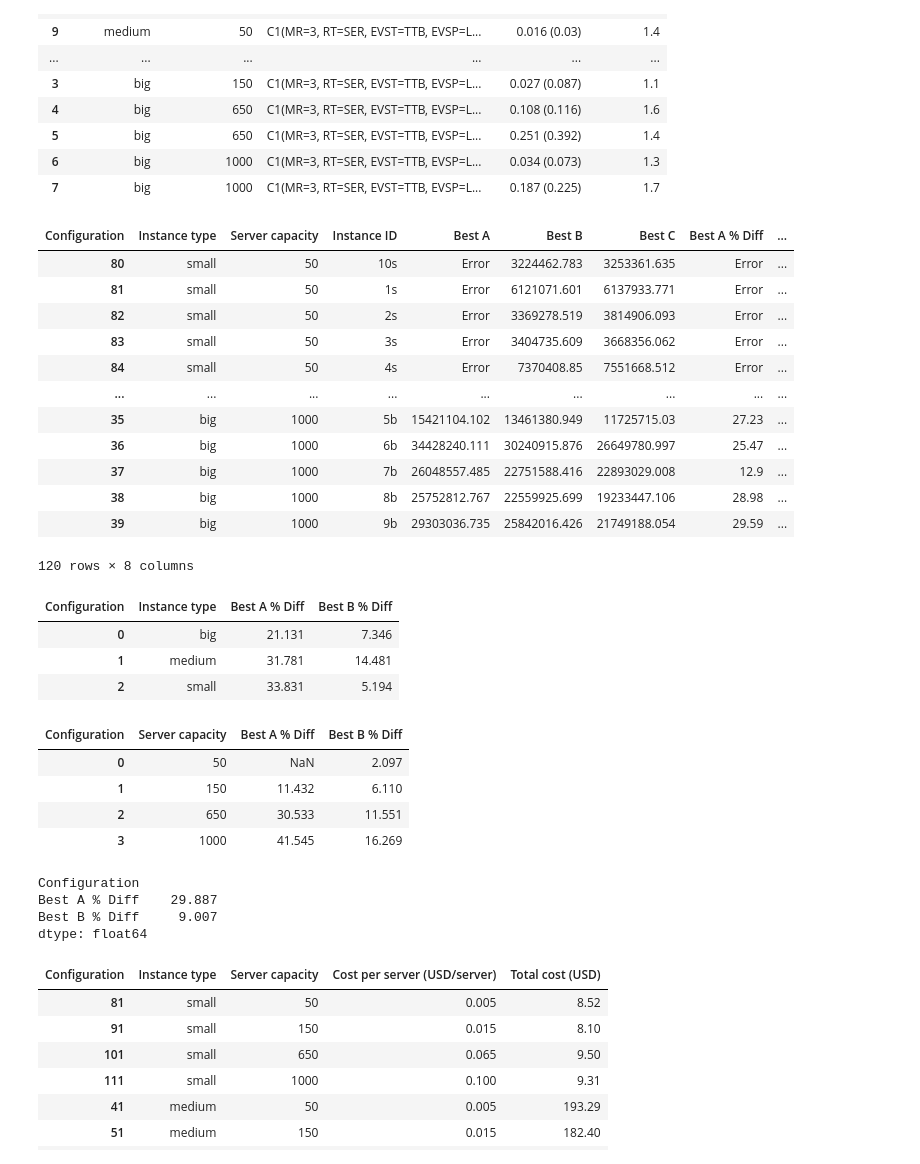
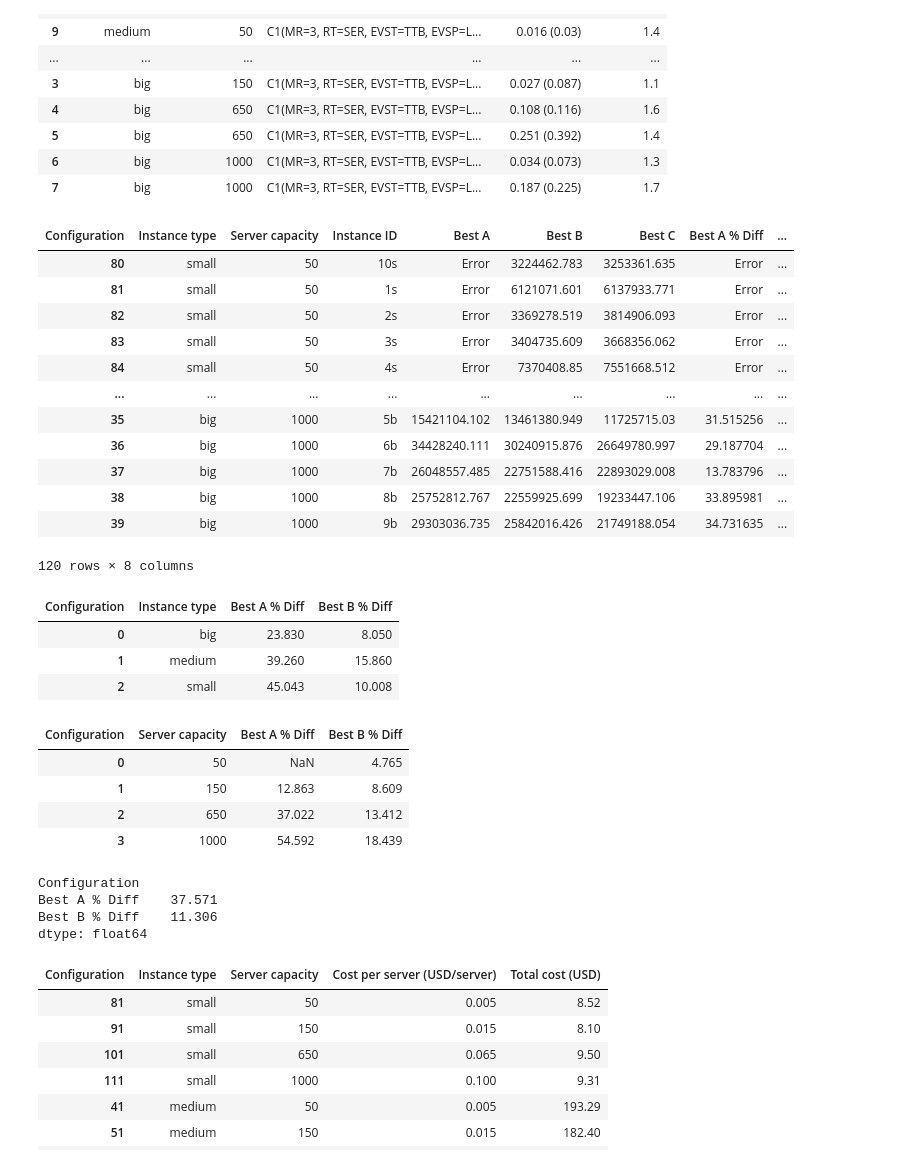
Before and after one commit to codeurjc/FacebookVideosLive18-Analysis, a Jupyter notebook: irace.ipynb, the cells around one changed output. Drawn from its saved outputs; the diff is of its cells as text; code cells hidden in the pictures.

Commit message:
improve plots and tables

```diff
--- a/irace.ipynb
+++ b/irace.ipynb
@@ -1185,43 +1185,41 @@ best_elite_stats_winners_all_pivot = best_elite_stats_winners_all.pivot_table(
 ).reset_index().sort_values(by=["Instance type", "Server capacity", "Instance ID"], ascending=[False, True, True])
 
 def add_pct_diff(df):
-    def percent_diff(a, b):
-        return round(100 * (a - b) / ((a + b) / 2), 2)
 
     result = df.copy()
     result["Best A % Diff"] = None
     result["Best B % Diff"] = None
 
     for idx, row in df.iterrows():
         best_c = row.get("Best C")
         for col, pct_col in [("Best A", "Best A % Diff"), ("Best B", "Best B % Diff")]:
             val = row.get(col)
             if isinstance(val, (int, float, np.floating)) and isinstance(best_c, (int, float, np.floating)):
-                diff = percent_diff(val, best_c)
+                diff = 100 * abs((val - best_c) / best_c)
                 result.at[idx, pct_col] = diff
             else:
                 # propagate 'Error' or leave None
                 if val == "Error" or best_c == "Error":
                     result.at[idx, pct_col] = "Error"
                 else:
                     result.at[idx, pct_col] = None
     return result
 
 beswap_with_diff = add_pct_diff(best_elite_stats_winners_all_pivot)
 display(beswap_with_diff)
 # %% [output]
 | Configuration | Instance type | Server capacity | Instance ID | Best A | Best B | Best C | Best A % Diff | ... |
 | 80 | small | 50 | 10s | Error | 3224462.783 | 3253361.635 | Error | ... |
 | 81 | small | 50 | 1s | Error | 6121071.601 | 6137933.771 | Error | ... |
 | 82 | small | 50 | 2s | Error | 3369278.519 | 3814906.093 | Error | ... |
 | 83 | small | 50 | 3s | Error | 3404735.609 | 3668356.062 | Error | ... |
 | 84 | small | 50 | 4s | Error | 7370408.85 | 7551668.512 | Error | ... |
 | ... | ... | ... | ... | ... | ... | ... | ... | ... |
-| 35 | big | 1000 | 5b | 15421104.102 | 13461380.949 | 11725715.03 | 27.23 | ... |
-| 36 | big | 1000 | 6b | 34428240.111 | 30240915.876 | 26649780.997 | 25.47 | ... |
-| 37 | big | 1000 | 7b | 26048557.485 | 22751588.416 | 22893029.008 | 12.9 | ... |
-| 38 | big | 1000 | 8b | 25752812.767 | 22559925.699 | 19233447.106 | 28.98 | ... |
-| 39 | big | 1000 | 9b | 29303036.735 | 25842016.426 | 21749188.054 | 29.59 | ... |
+| 35 | big | 1000 | 5b | 15421104.102 | 13461380.949 | 11725715.03 | 31.515256 | ... |
+| 36 | big | 1000 | 6b | 34428240.111 | 30240915.876 | 26649780.997 | 29.187704 | ... |
+| 37 | big | 1000 | 7b | 26048557.485 | 22751588.416 | 22893029.008 | 13.783796 | ... |
+| 38 | big | 1000 | 8b | 25752812.767 | 22559925.699 | 19233447.106 | 33.895981 | ... |
+| 39 | big | 1000 | 9b | 29303036.735 | 25842016.426 | 21749188.054 | 34.731635 | ... |
 120 rows × 8 columns
 # %%
 # select only the needed cols
@@ -1243,9 +1241,9 @@ display(grouped_instance)
 to_latex_table(grouped_instance, filename="alg_comparison_instance.tex")
 # %% [output]
 | Configuration | Instance type | Best A % Diff | Best B % Diff |
-| 0 | big | 21.131 | 7.346 |
-| 1 | medium | 31.781 | 14.481 |
-| 2 | small | 33.831 | 5.194 |
+| 0 | big | 23.830 | 8.050 |
+| 1 | medium | 39.260 | 15.860 |
+| 2 | small | 45.043 | 10.008 |
 # %%
 # group and compute mean (skipna=True by default), then round
 grouped = beswap_with_diff[
@@ -1258,10 +1256,10 @@ display(grouped)
 to_latex_table(grouped, filename="alg_comparison_server.tex")
 # %% [output]
 | Configuration | Server capacity | Best A % Diff | Best B % Diff |
-| 0 | 50 | NaN | 2.097 |
-| 1 | 150 | 11.432 | 6.110 |
-| 2 | 650 | 30.533 | 11.551 |
-| 3 | 1000 | 41.545 | 16.269 |
+| 0 | 50 | NaN | 4.765 |
+| 1 | 150 | 12.863 | 8.609 |
+| 2 | 650 | 37.022 | 13.412 |
+| 3 | 1000 | 54.592 | 18.439 |
 # %%
 # group and compute mean (skipna=True by default), then round
 grouped = beswap_with_diff[
@@ -1273,8 +1271,8 @@ mean_vals = grouped.mean().round(3)
 display(mean_vals)
 # %% [output]
 Configuration
-Best A % Diff    29.887
-Best B % Diff     9.007
+Best A % Diff    37.571
+Best B % Diff    11.306
 dtype: float64
 # %%
 base_cost = 0.005 / 3600 # 0.005 USD per hour in seconds
```
Also changed, not shown: 1 other file.
